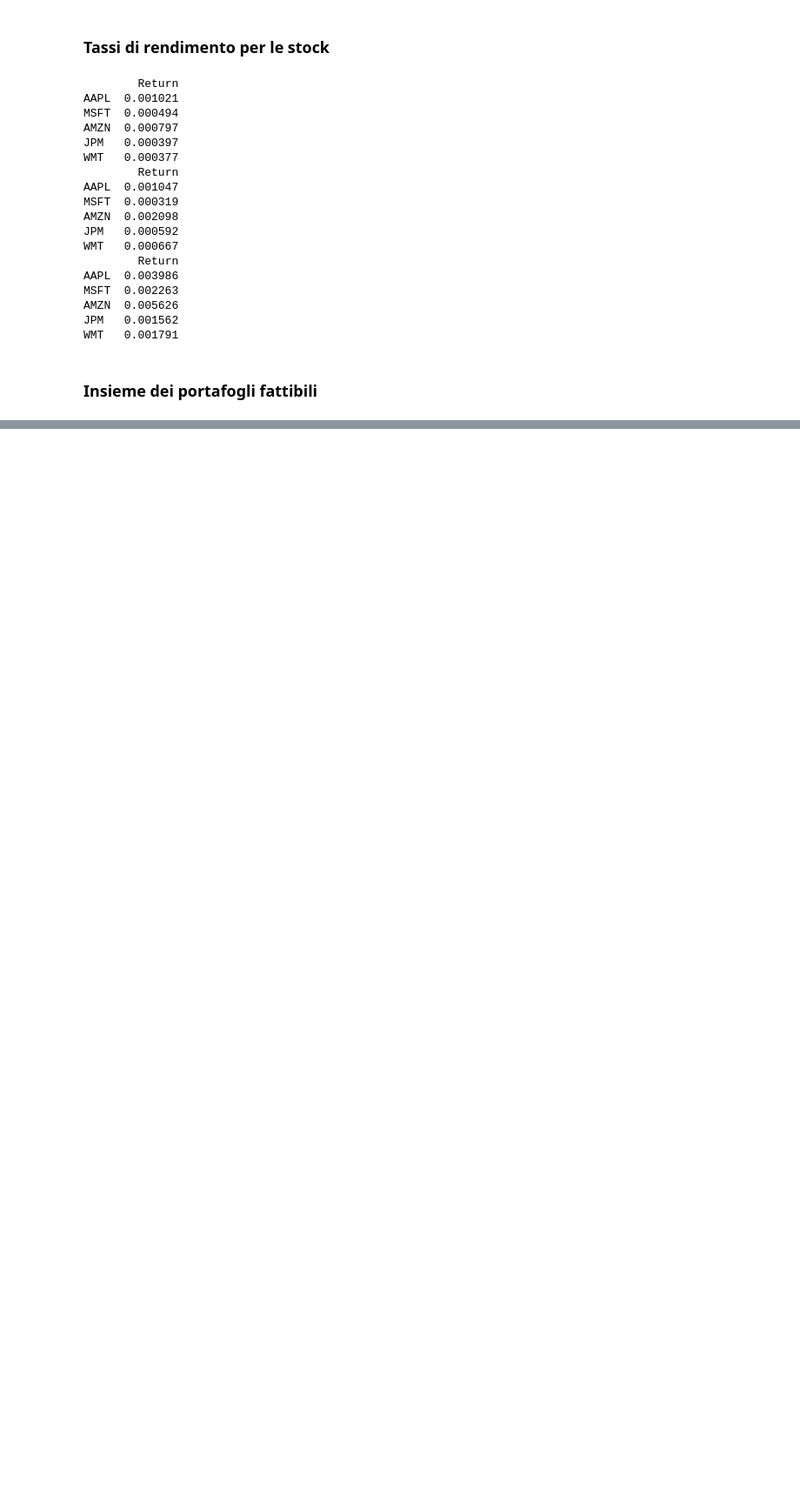
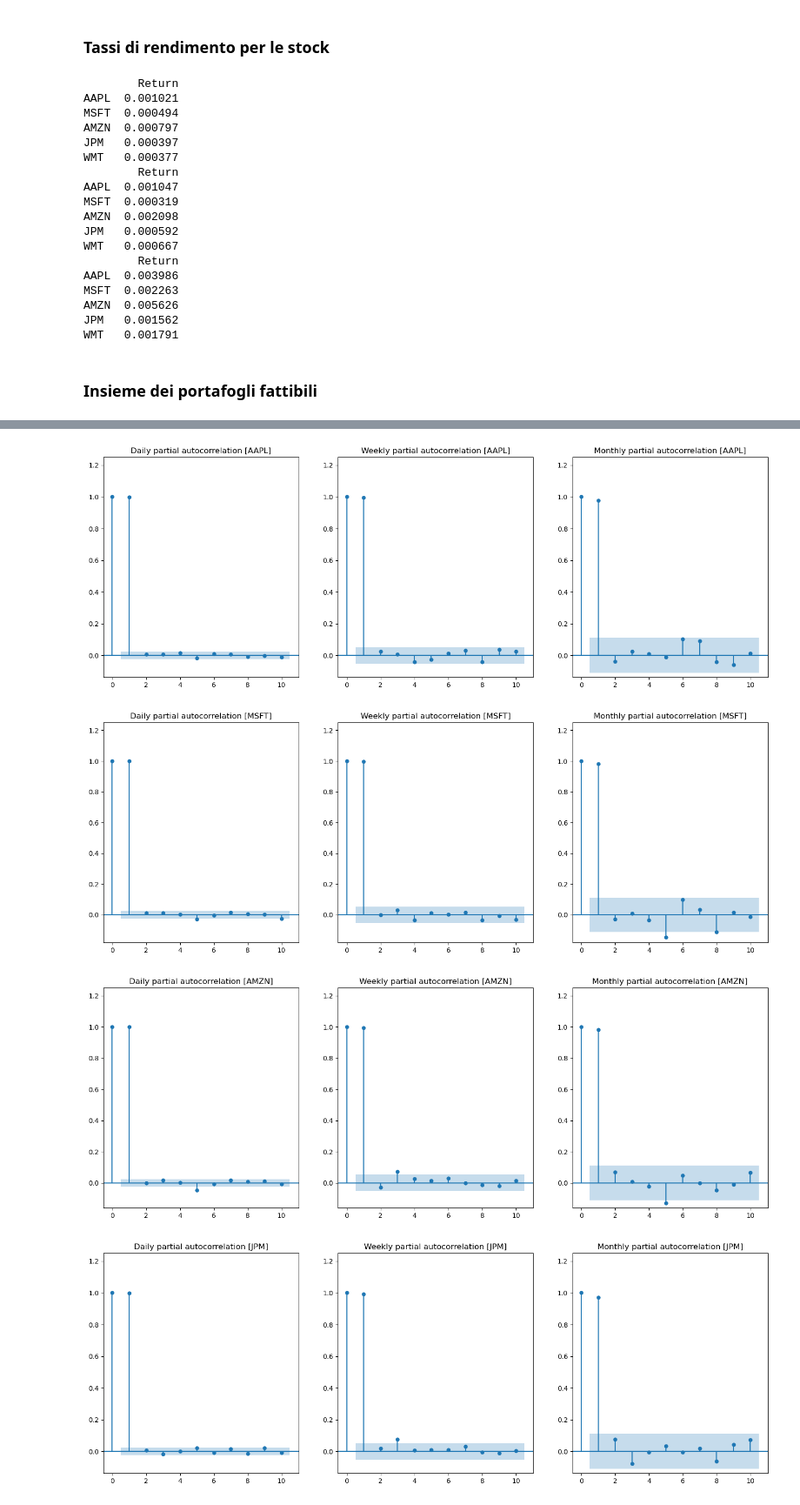
Before and after one commit to LucaFalasca/FinancialMarketAnalysis, a Jupyter notebook: rendimenti.ipynb, the cells around one changed output, grey strips where cells are left out. Shown at 87% size. Saved outputs shown, nothing was run; the diff lists cells and outputs as text; code cells hidden in the pictures; blank space fills up the shorter version.

Commit message:
Partial Autocorrelation

```diff
--- a/rendimenti.ipynb
+++ b/rendimenti.ipynb
@@ -367,0 +381,20 @@ plot_feasible_wallets(wallets["Risk"], wallets["Monthly_Return"] , "Monthly Feas
+# %%
+from statsmodels.graphics.tsaplots import plot_pacf
+
+# Calcolo l'autocorrelazione dei rendimenti
+for ticker in tickers:
+    fig, axes = plt.subplots(1, 3, figsize=(18, 6))
+    plot_pacf(all_stocks[ticker], lags=10, title="Daily partial autocorrelation [" + ticker + "]", auto_ylims=True, zero=True, ax=axes[0])
+    plot_pacf(all_stocks_weekly[ticker], lags=10, title="Weekly partial autocorrelation [" + ticker + "]", auto_ylims=True, zero=True, ax=axes[1])
+    plot_pacf(all_stocks_monthly[ticker], lags=10, title="Monthly partial autocorrelation [" + ticker + "]", auto_ylims=True, zero=True, ax=axes[2])
+    max_y = max(max(ax.get_ylim()) for ax in axes)
+    min_y = min(min(ax.get_ylim()) for ax in axes)
+    for ax in axes:
+        ax.set_ylim(min_y, max_y)
+
+plt.close()
+# %% [output]
+[figure, added]
+[figure, added]
+[figure, added]
+[figure, added]
```
Also changed, not shown: parts of 6 cells of this notebook.
